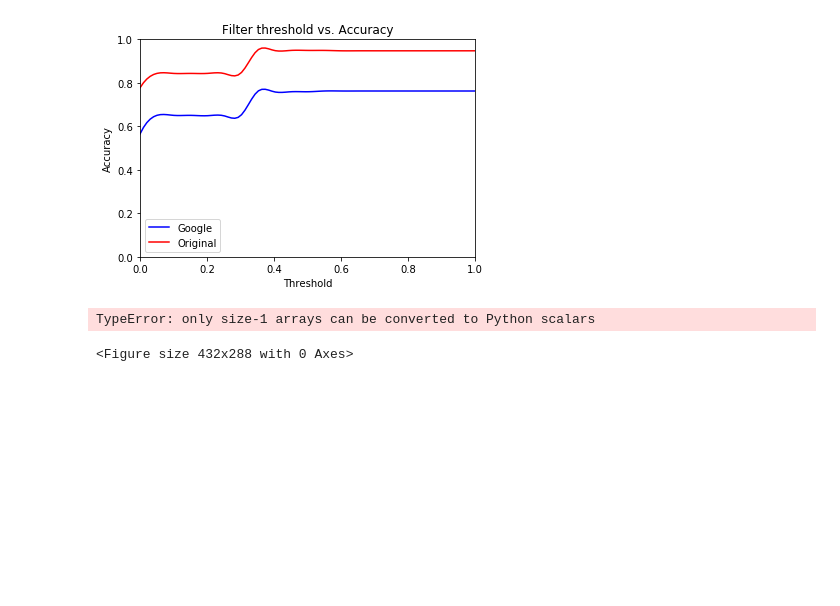
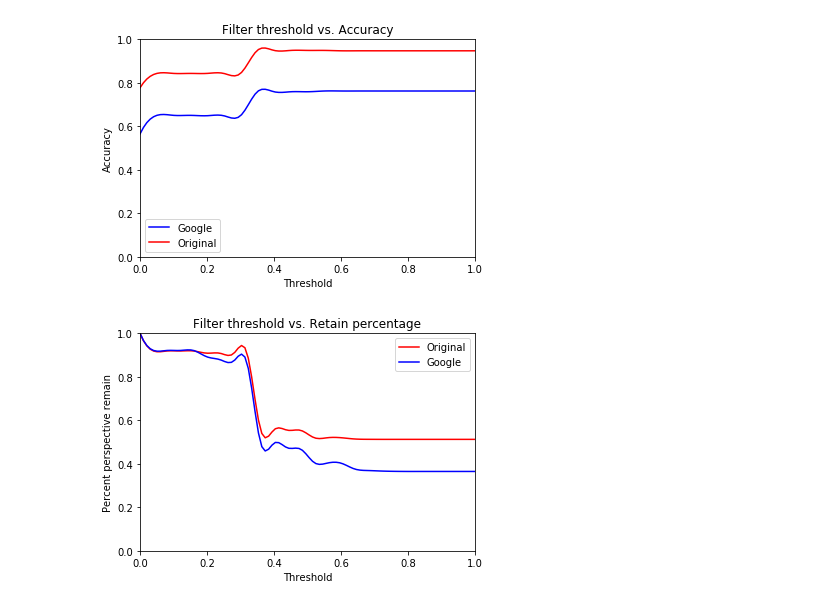
Before and after one commit to CogComp/perspectrum, a Jupyter notebook: experiment/pilot11_our_annotation.ipynb, the cells around one changed output. Cells and saved outputs as stored; diff of their text form; code cells hidden in the pictures; blank space fills up the shorter version.

```diff
--- a/experiment/pilot11_our_annotation.ipynb
+++ b/experiment/pilot11_our_annotation.ipynb
@@ -309,32 +309,32 @@ def calc_th_vs_counts(df, data_points=25):
 
     return th_list, count_list
 
 plt.figure(2)
 
 # Original
 origin_path = "/home/squirrel/ccg-new/projects/perspective/data/pilot10_origin_step1/iaa.csv"
 df = pd.read_csv(origin_path)
 th_list, count_list = calc_th_vs_counts(df)
+t, c, k = interpolate.splrep(th_list, count_list, k=3)
 xnew = np.linspace(0,1,100)
 spline = interpolate.BSpline(t, c, k, extrapolate=False)
 plt.plot(xnew,spline(xnew), '-r', label="Original")
 
 # Google
 google_path = "/home/squirrel/ccg-new/projects/perspective/data/pilot9_google_step1/iaa.csv"
 df = pd.read_csv(google_path)
 th_list, count_list = calc_th_vs_counts(df)
 t, c, k = interpolate.splrep(th_list, count_list, k=3)
 xnew = np.linspace(0,1,100)
 spline = interpolate.BSpline(t, c, k, extrapolate=False)
 plt.plot(xnew,spline(xnew), '-b', label="Google")
 
 plt.title('Filter threshold vs. Retain percentage')
 plt.xlabel('Threshold')
 plt.ylabel('Percent perspective remain')
 plt.axis((0,1,0,1))
 plt.legend()
 
 plt.show()
 # %% [output]
-TypeError: only size-1 arrays can be converted to Python scalars
-<Figure size 432x288 with 0 Axes>
+[figure, added]
```
